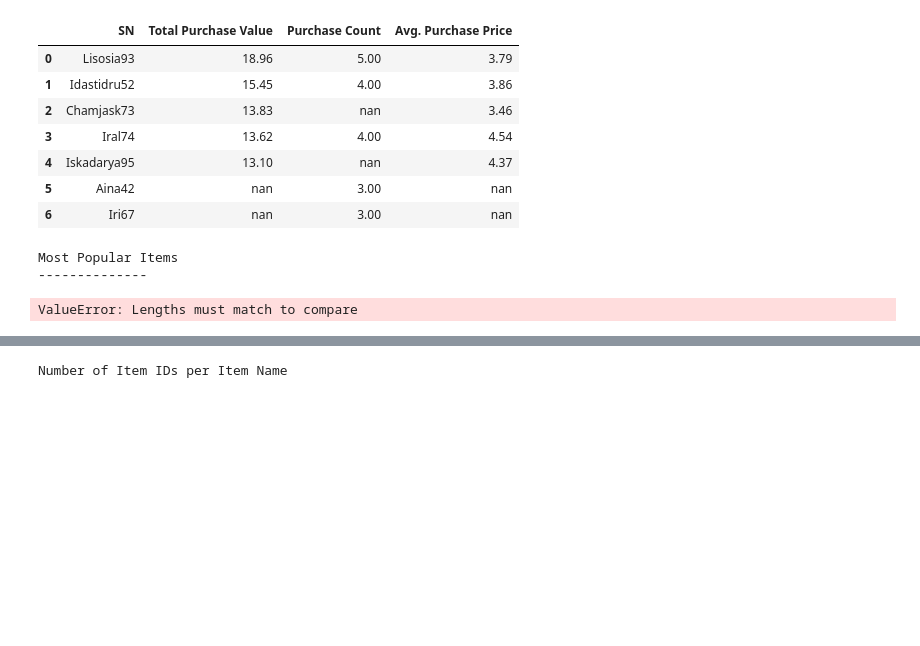
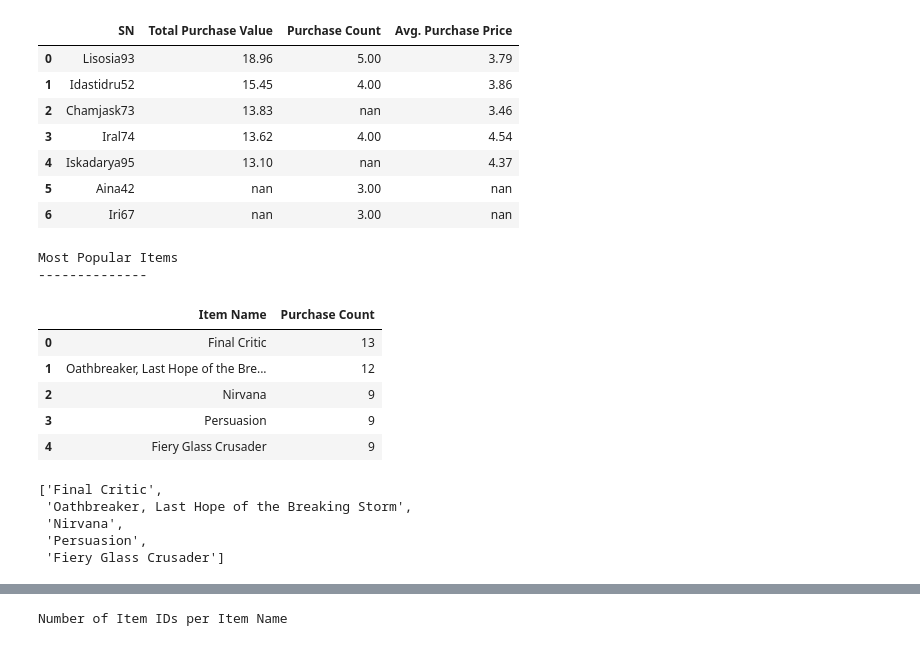
Before and after one commit to JosefinaAureaAmaro/01_Python_Pandas, a Jupyter notebook: Heroes_of_Pymoli.ipynb, the cells around one changed output, grey strips where cells are left out. Cells and saved outputs as stored; diff of their text form; code cells hidden in the pictures; blank space fills up the shorter version.

```diff
--- a/Heroes_of_Pymoli.ipynb
+++ b/Heroes_of_Pymoli.ipynb
@@ -225,28 +225,34 @@ top5spenders_df
 | 4 | Iskadarya95 | 13.10 | nan | 4.37 |
 | 5 | Aina42 | nan | 3.00 | nan |
 | 6 | Iri67 | nan | 3.00 | nan |
+# %%
+#Most Popular Items
+#Identify Most Popular Items
+
+print('Most Popular Items')
+print('--------------')
+# %% [output]
+Most Popular Items
+--------------
 # %%
-#Most Popular Items
-#Identify Most Popular Items
-
-print('Most Popular Items')
-print('--------------')
-
 #Table 1 of Item Name and Purchase Count
 listofpopulargames_df = df.groupby('Item Name')['Price'].count().sort_values(ascending = False).reset_index(name= "Purchase Count")
 top5populargames_df= listofpopulargames_df.iloc[0:5,0:2]
-
-#Table 2 of Item Names and ID#s
-
-#list of popular games
-namesofpopulargames = list(listofpopulargames_df.iloc[0:5,0])
-
-namesofpopulargames
-
-itemidforpopgames_df= df.loc[df['Item Name'] == [namesofpopulargames[:]],['Item ID','Item Name']]
-#.loc[]
-#itemidforpopgames_df
+top5populargames_df
 # %% [output]
-Most Popular Items
---------------
-ValueError: Lengths must match to compare
+|  | Item Name | Purchase Count |
+| 0 | Final Critic | 13 |
+| 1 | Oathbreaker, Last Hope of the Bre... | 12 |
+| 2 | Nirvana | 9 |
+| 3 | Persuasion | 9 |
+| 4 | Fiery Glass Crusader | 9 |
+# %%
+#list of popular games
+namesofpopulargames = list(listofpopulargames_df.iloc[0:5,0])
+namesofpopulargames
+# %% [output]
+['Final Critic',
+ 'Oathbreaker, Last Hope of the Breaking Storm',
+ 'Nirvana',
+ 'Persuasion',
+ 'Fiery Glass Crusader']
```
Also changed, not shown: parts of 7 cells of this notebook.
